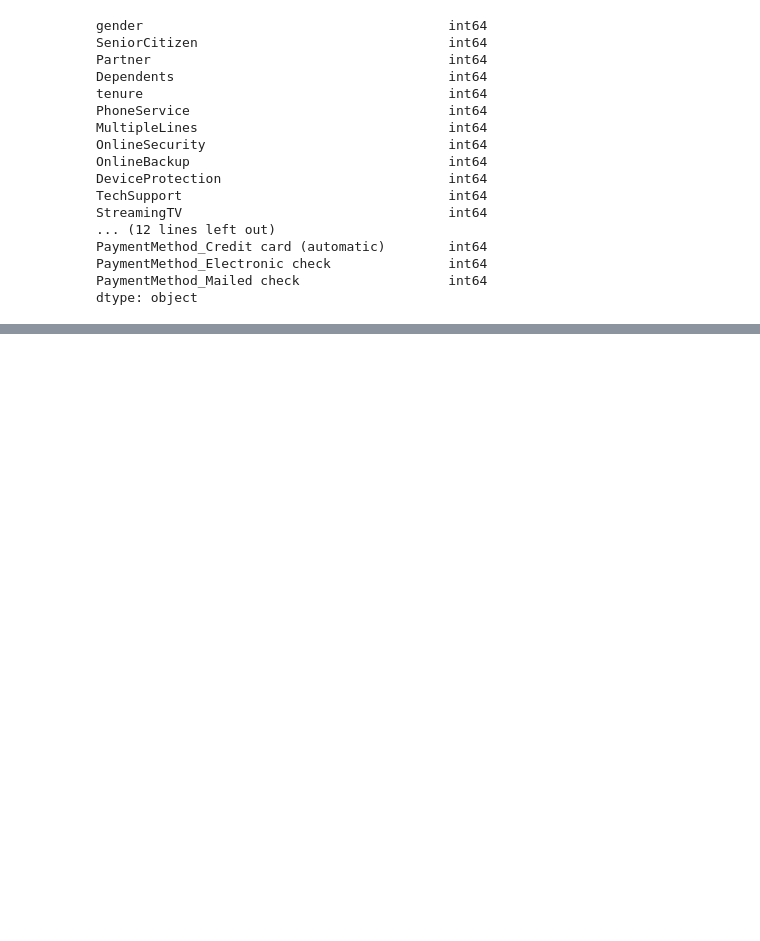
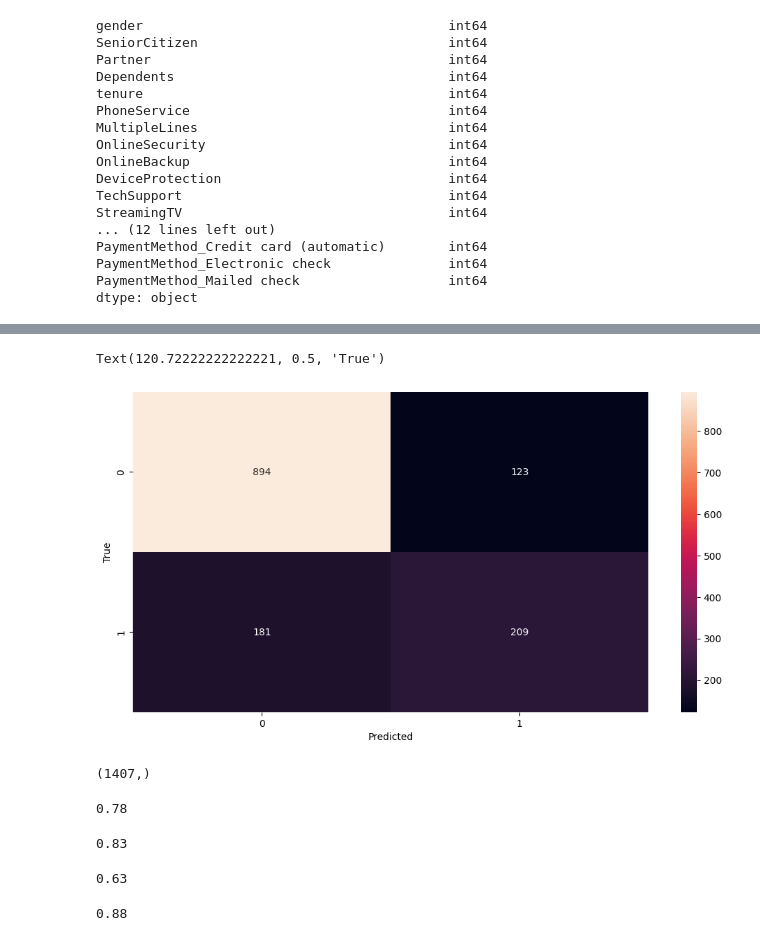
Before and after one commit to MedCoder001/Churn, a Jupyter notebook: Churn.ipynb, the cells around one changed output, grey strips where cells are left out. Saved outputs shown, nothing was run; the diff lists cells and outputs as text; code cells hidden in the pictures; blank space fills up the shorter version.

```diff
--- a/Churn.ipynb
+++ b/Churn.ipynb
@@ -314,0 +374,13 @@ dtype: object
+# %%
+import tensorflow as tf
+from tensorflow import keras
+
+model = keras.Sequential([
+    keras.layers.Dense(20, input_shape=(26,), activation='relu'),
+    keras.layers.Dense(60, activation='relu'),
+    keras.layers.Dense(1, activation='sigmoid'),
+])
+
+model.compile(optimizer='adam',
+              loss='binary_crossentropy',
+              metrics=['accuracy'])
@@ -314,0 +414,2 @@ dtype: object
+# %%
+history = model.fit(X_train, y_train, epochs=100)
@@ -314,0 +438,3 @@ dtype: object
+# %%
+y_p = model.predict(X_test)
+y_p[:5]
@@ -314,0 +448,7 @@ dtype: object
+# %%
+y_pred = []
+for element in y_p:
+    if element >= 0.5:
+        y_pred.append(1)
+    else:
+        y_pred.append(0)
@@ -314,0 +486,35 @@ dtype: object
+# %%
+import seaborn as sn
+cm = tf.math.confusion_matrix(labels=y_test, predictions=y_pred)
+
+plt.figure(figsize=(12, 6))
+sn.heatmap(cm, annot=True, fmt='d')
+plt.xlabel('Predicted')
+plt.ylabel('True')
+# %% [output]
+Text(120.72222222222221, 0.5, 'True')
+[figure, added]
+# %%
+y_test.shape
+# %% [output]
+(1407,)
+# %%
+# Accuracy
+round((894+209)/(894+209+181+123), 2)
+# %% [output]
+0.78
+# %%
+# Precision for customers who did not churn i.e 0
+round(894/(894+181), 2)
+# %% [output]
+0.83
+# %%
+# Precision for customers who churned i.e 1
+round(209/(209+123), 2)
+# %% [output]
+0.63
+# %%
+# Recall for customers who did not churn i.e 0
+round(894/(894+123), 2)
+# %% [output]
+0.88
```
Also changed, not shown: parts of 20 cells of this notebook.
